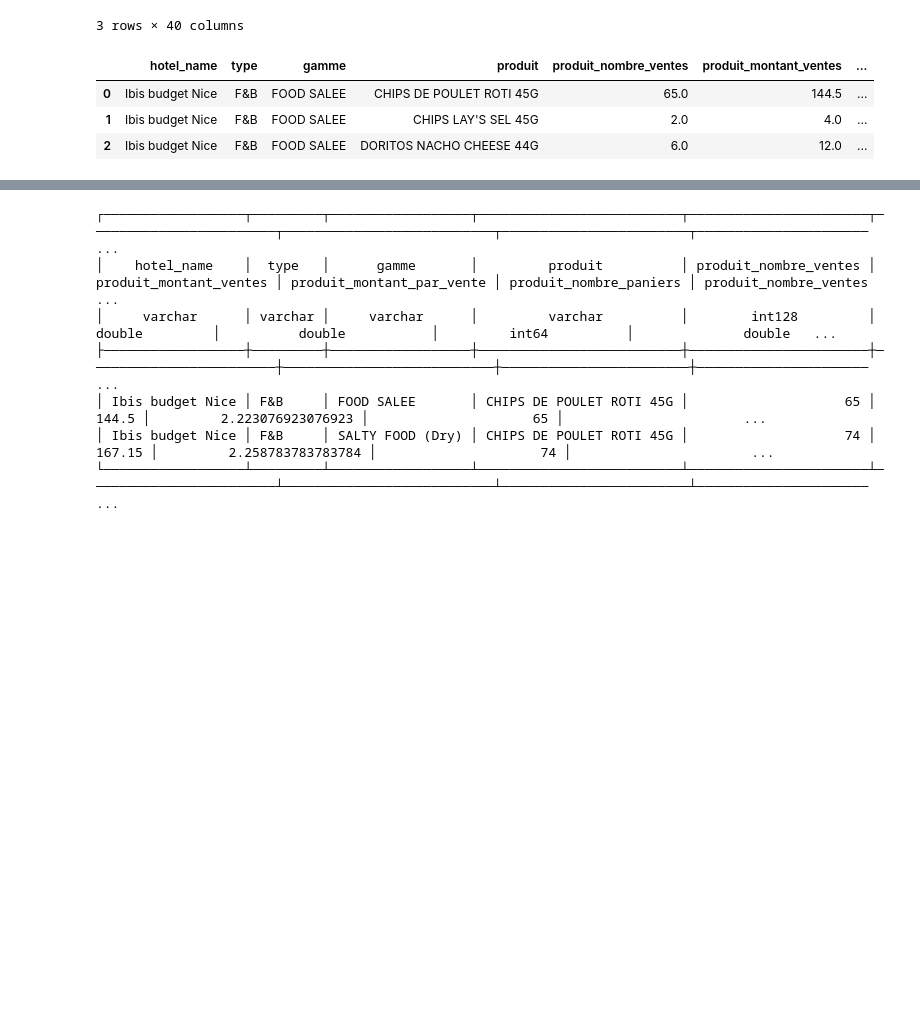
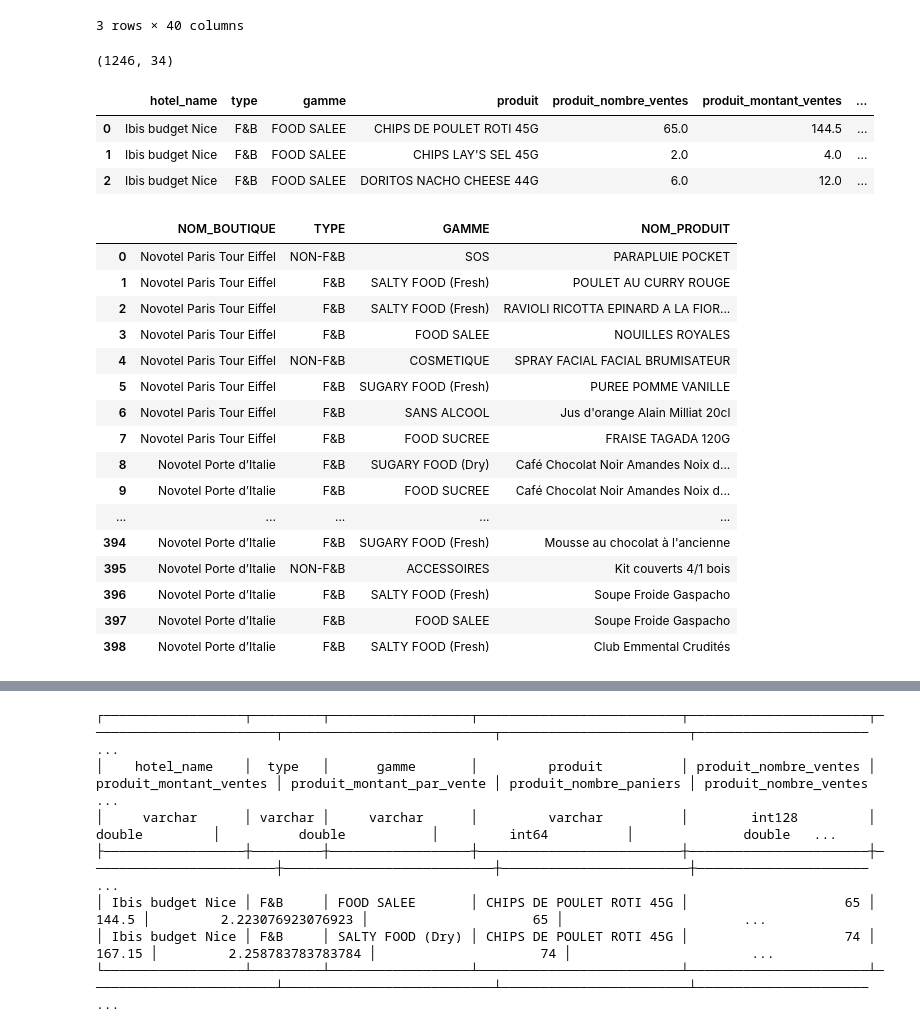
Before and after one commit to klaghmari-github/hotels, a Jupyter notebook: accor/main.ipynb, the cells around one changed output, grey strips where cells are left out. Saved outputs shown, nothing was run; the diff lists cells and outputs as text; code cells hidden in the pictures; blank space fills up the shorter version.

```diff
--- a/accor/main.ipynb
+++ b/accor/main.ipynb
@@ -350,6 +350,8 @@ pd.set_option('display.max_columns', None)
 pd.set_option('display.max_colwidth', None)
 pd.set_option('display.width', 0)                # Force le scrollbar horizontal
 pd.set_option('display.expand_frame_repr', True)
+
+pd.set_option('display.max_rows', None)
 # %%
 import duckdb
 import pandas as pd
@@ -713,9 +715,36 @@ class SalesPrep():
 # %%
 self = SalesPrep("data/hotel_sales_raw_data.xlsx")
 # %%
+print(self.v_sales_model_template.shape)
 self.v_sales_model_template.head(3)
 # %% [output]
+(1246, 34)
 |  | hotel_name | type | gamme | produit | produit_nombre_ventes | produit_montant_ventes | ... |
 | 0 | Ibis budget Nice | F&B | FOOD SALEE | CHIPS DE POULET ROTI 45G | 65.0 | 144.5 | ... |
 | 1 | Ibis budget Nice | F&B | FOOD SALEE | CHIPS LAY'S SEL 45G | 2.0 | 4.0 | ... |
 | 2 | Ibis budget Nice | F&B | FOOD SALEE | DORITOS NACHO CHEESE 44G | 6.0 | 12.0 | ... |
+# %%
+self.con.sql(f"""
+SELECT
+    DISTINCT NOM_BOUTIQUE, type, gamme, nom_produit
+FROM
+    v_sales
+""").to_df()
+# %% [output]
+|  | NOM_BOUTIQUE | TYPE | GAMME | NOM_PRODUIT |
+| 0 | Novotel Paris Tour Eiffel | NON-F&B | SOS | PARAPLUIE POCKET |
+| 1 | Novotel Paris Tour Eiffel | F&B | SALTY FOOD (Fresh) | POULET AU CURRY ROUGE |
+| 2 | Novotel Paris Tour Eiffel | F&B | SALTY FOOD (Fresh) | RAVIOLI RICOTTA EPINARD A LA FIOR... |
+| 3 | Novotel Paris Tour Eiffel | F&B | FOOD SALEE | NOUILLES ROYALES |
+| 4 | Novotel Paris Tour Eiffel | NON-F&B | COSMETIQUE | SPRAY FACIAL FACIAL BRUMISATEUR |
+| 5 | Novotel Paris Tour Eiffel | F&B | SUGARY FOOD (Fresh) | PUREE POMME VANILLE |
+| 6 | Novotel Paris Tour Eiffel | F&B | SANS ALCOOL | Jus d'orange Alain Milliat 20cl |
+| 7 | Novotel Paris Tour Eiffel | F&B | FOOD SUCREE | FRAISE TAGADA 120G |
+| 8 | Novotel Porte d’Italie | F&B | SUGARY FOOD (Dry) | Café Chocolat Noir Amandes Noix d... |
+| 9 | Novotel Porte d’Italie | F&B | FOOD SUCREE | Café Chocolat Noir Amandes Noix d... |
+| ... | ... | ... | ... | ... |
+| 394 | Novotel Porte d’Italie | F&B | SUGARY FOOD (Fresh) | Mousse au chocolat à l'ancienne |
+| 395 | Novotel Porte d’Italie | NON-F&B | ACCESSOIRES | Kit couverts 4/1 bois |
+| 396 | Novotel Porte d’Italie | F&B | SALTY FOOD (Fresh) | Soupe Froide Gaspacho |
+| 397 | Novotel Porte d’Italie | F&B | FOOD SALEE | Soupe Froide Gaspacho |
+| 398 | Novotel Porte d’Italie | F&B | SALTY FOOD (Fresh) | Club Emmental Crudités |
```
Also changed, not shown: parts of 1 cell of this notebook, 2 other files.
